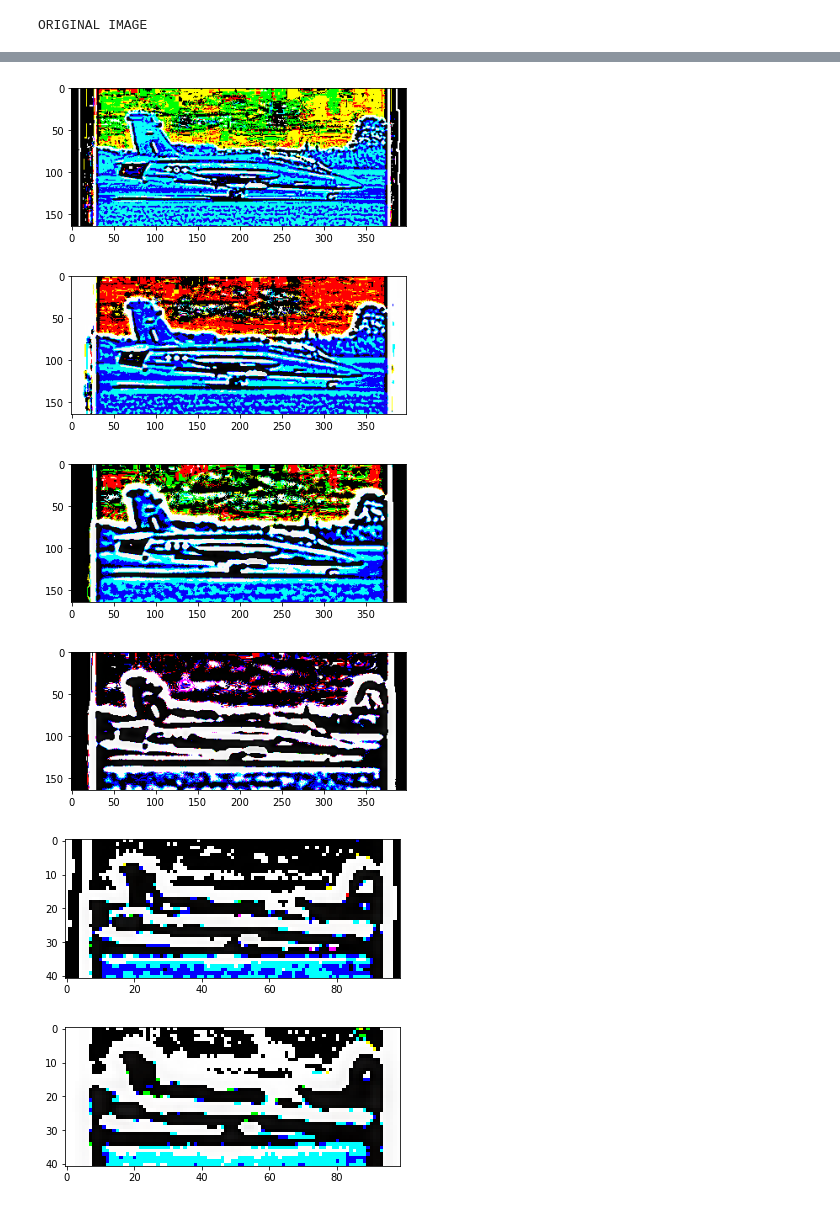
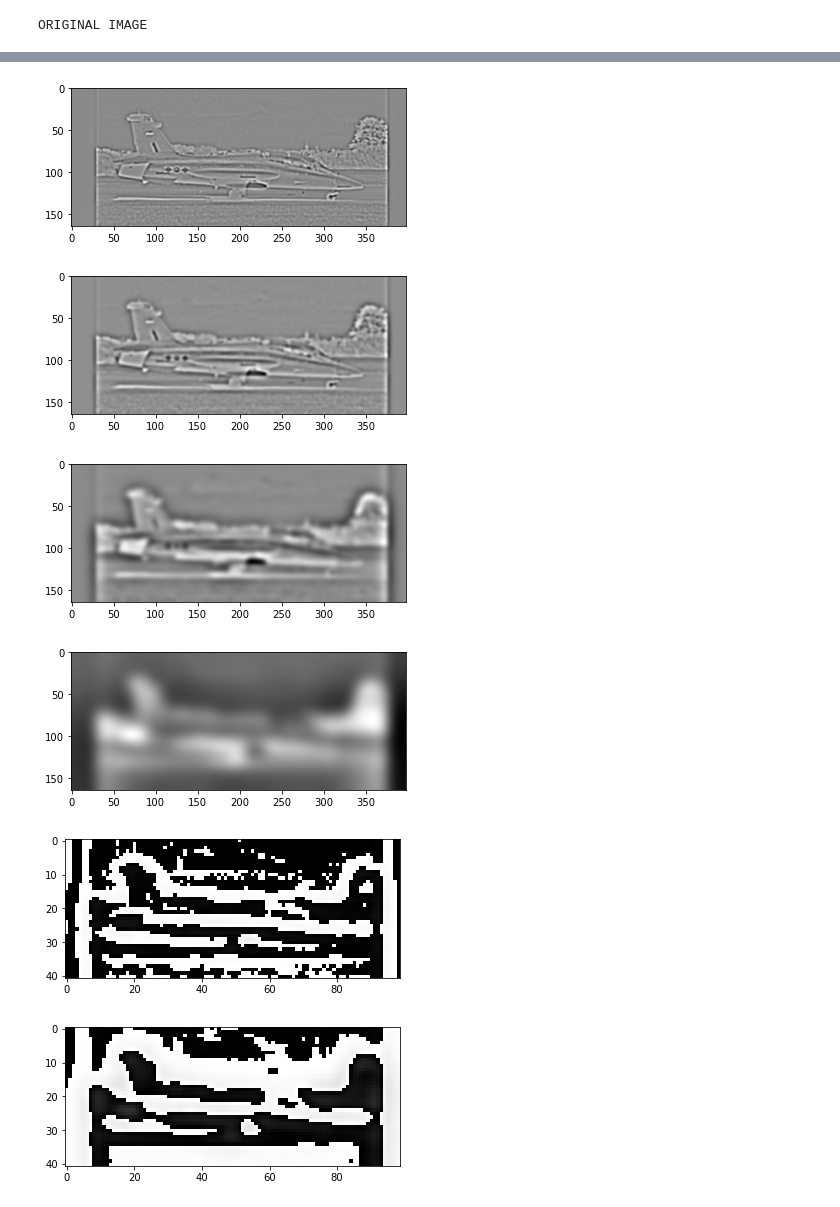
Before and after one commit to tennyson94/project2, a Jupyter notebook: proj2.ipynb, the cells around one changed output, grey strips where cells are left out. Drawn from its saved outputs; the diff is of its cells as text; code cells hidden in the pictures.

Commit message:
Update sigma calculation, grayscal

```diff
--- a/proj2.ipynb
+++ b/proj2.ipynb
@@ -5,12 +5,6 @@ import matplotlib.pyplot as plt
 from scipy.ndimage import gaussian_filter
 import cv2
 # %%
-img = cv2.imread('./101_ObjectCategories/airplanes/image_0001.jpg')
-
-print("ORIGINAL IMAGE")
-plt.imshow(img)
-plt.show()
-
 #print("Filtered with Sigma = 1")
 #y = gaussian_filter(img, sigma = 1)
 #plt.imshow(y)
@@ -23,15 +17,26 @@ plt.show()
 #def diffOfGaussian(img, k, sigma):
 #    return gaussian_filter(img, k * sigma) - gaussian_filter(img, sigma)
 
+def get_grayscale(img):
+    gray = lambda img : np.dot(img[...,:3], [0.299, 0.587, 0.114])
+    gray = gray(img)
+    return gray
+
 def gen_octave(img, s, sigma):
     octave = []
     k = 2**(1/s)
+    power = 1
     for i in range(s+3):
-        octave.append(gaussian_filter(img, sigma))
-        sigma *= k
+        gaussian = gaussian_filter(img, sigma)
+        octave.append(gaussian)
+        sigma *= k**power
+        print('Sigma:', sigma)
+        power += 1
+
+    print('Size of Octave:', (np.array(octave)).shape)
     return octave
 
-def gen_gauss_pymid(img, s, sigma, num_octaves):
+def gen_gauss_pyramid(img, s, sigma, num_octaves):
     pyr = []
     for i in range(num_octaves):
         octave = gen_octave(img, s, sigma)
@@ -56,8 +61,19 @@ def gen_diff_gauss_pyramid(gauss_pyramid):
         pyramid.append(gen_diff_gauss_octave(octave))
     return pyramid
 
+#########################################################################
 
-pyramid = gen_gauss_pymid(img, s = 2, sigma = 1, num_octaves = 5)
+img = cv2.imread('./101_ObjectCategories/airplanes/image_0001.jpg')
+
+gray = get_grayscale(img)
+#gray = lambda rgb :np.dot(rgb[..., :3], [0.299, 0.587, 0.114])
+print("ORIGINAL IMAGE")
+plt.imshow(gray, cmap='gray')
+plt.gray()
+plt.show()
+
+
+pyramid = gen_gauss_pyramid(gray, s = 2, sigma = 1, num_octaves = 5)
 pyramid = gen_diff_gauss_pyramid(pyramid)
 
 for eachOctave in pyramid:
@@ -70,6 +103,6 @@ ORIGINAL IMAGE
-[figure, old version]
+[figure, new version]
-[figure, old version]
+[figure, new version]
-[figure, old version]
+[figure, new version]
-[figure, old version]
+[figure, new version]
-[figure, old version]
+[figure, new version]
-[figure, old version]
+[figure, new version]
```
Also changed, not shown: parts of 2 cells of this notebook.
